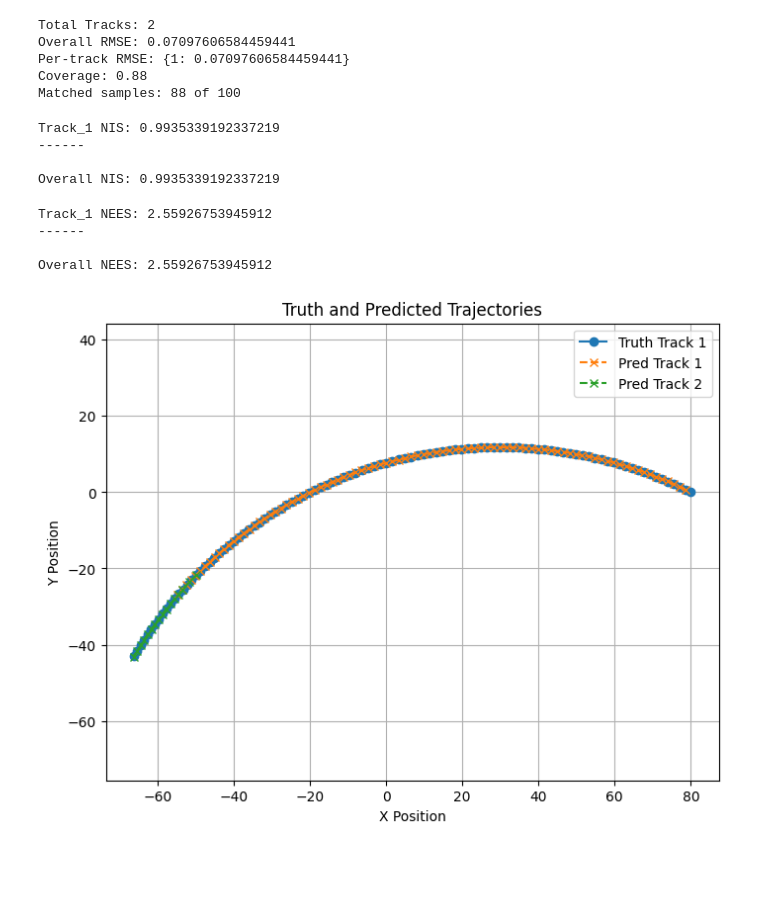
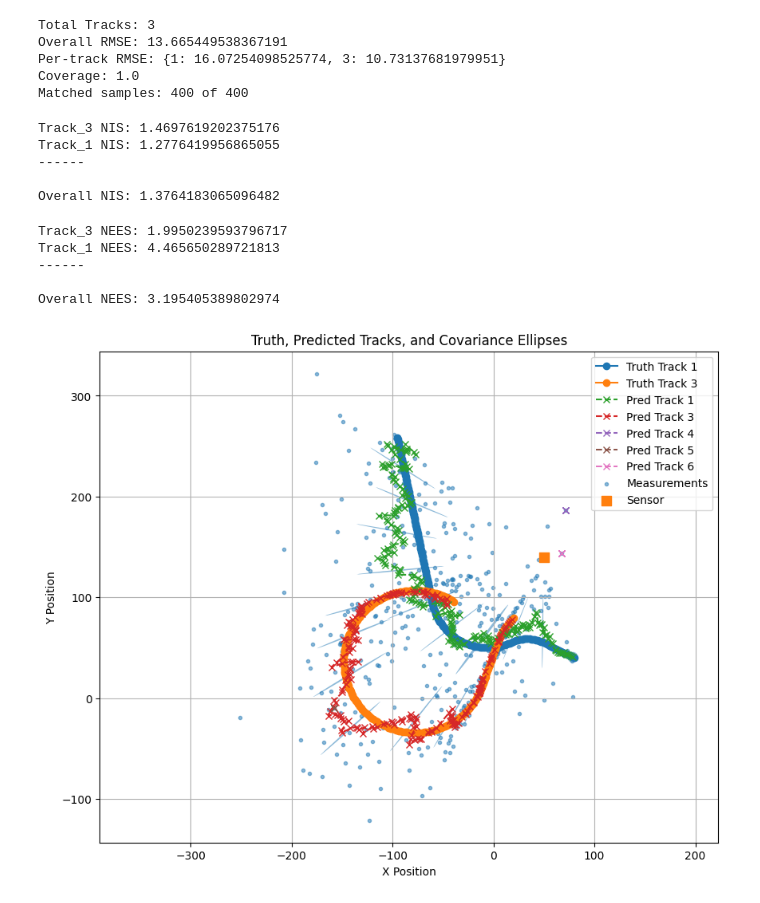
Before and after one commit to WesDevGit/ss_mt_tracking, a Jupyter notebook: ss_mt_cv_range_azimuth.ipynb, the cells around one changed output. Drawn from its saved outputs; the diff is of its cells as text; code cells hidden in the pictures; blank space fills up the shorter version.

```diff
--- a/ss_mt_cv_range_azimuth.ipynb
+++ b/ss_mt_cv_range_azimuth.ipynb
@@ -36,4 +36,4 @@ def angle_between(v1, v2):
 
     return np.degrees(angle_rad)
 # %%
-P0
+sensor_position = np.array([[50.0],[140.0]])
@@ -48,13 +42,13 @@ ss_baseline_seed()
 
 truth_states, truth_positions, truth_velocities, truth_times, truth_exists, scans = (
     truth_generator_ra.generate_truth(
-        100,
+        200,
         truth_data,
         id_miss_index,
         R,
         dt,
         measurement_noise,
-        np.array([[0.0],[0.0]]),
+        sensor_position,
     )
 )
 # %%
@@ -120,6 +114,7 @@ trax = [
             Q=Q,
             x_hat_km1_km1=track["x"],
             P_km1_km1=track["P"],
+            sensor_position = sensor_position
         ),
     )
     for track in truth_data
@@ -127,7 +122,7 @@ trax = [
 tracker = TrackManager(
     trax,
     5.991,
-    track_factory=make_ekf_track_factory(Q, R, P0, np.array([[0.0],[0.0]])),
+    track_factory=make_ekf_track_factory(Q, R, P0, sensor_position),
 )  # all tracks are stored into the trackmanager
 # truth_states - For each track id x_i_t = [p_x, p_y, v_x, v_y] for i = {1,2,3,4,5} and t = {k-1, k, k+1, ... k+99}
 # truth_positions - For each track id x_i_t = [p_x, p_y] for i = {1,2,3,4,5} and t = {k-1, k, k+1, ... k+99}
@@ -142,6 +137,8 @@ tracker.scan_log[0] = {
 }
 
 for index, measurements in scans.items():
+    # print(measurements)
+    # break
     tracker.scan_log[index] = {
         "time": truth_times[index],
         "num_measurements": len(measurements),
@@ -155,8 +152,8 @@ for index, measurements in scans.items():
     assignment_map = {a["track_id"]: a["measurement"] for a in assignments}
     unassigned_track_ids = {t["track_id"] for t in unassigned_tracks}
     tracks_to_delete = []
+    tracker.pred_log[index] = {}
 
-    tracker.pred_log[index] = {}
     for trk in tracker.tracks:
         tracker.pred_log[index][trk.track_id] = [trk.kf.x_hat_k_km1, trk.kf.P_k_km1]
 
@@ -168,7 +165,7 @@ for index, measurements in scans.items():
                 tracker.log_error(trk, truth_states[trk.track_id][index])
             if trk.tentative:  # if its a tentative track increase hit count by 1
                 trk.hit_count += 1
-                if trk.hit_count >= 3:  # promote track if hit count >= 2
+                if trk.hit_count >= 20:  # promote track if hit count >= 2
                     trk.promote_track()
                     print(
                         f"tentative Track ID: {trk.track_id} Promoted! Hit Count: {trk.hit_count}"
@@ -184,21 +181,20 @@ for index, measurements in scans.items():
             print(f"Track {trk.track_id} Missed Detection!")
 
         if (
-            trk.tentative and trk.missed_count >= 2
-        ):  # delete a tentative track with missed count >= 2
+            trk.tentative and trk.missed_count >= 4
+        ):
             print(
-                f"tentative Track ID: {trk.track_id} Deleted, Missed Count: {trk.missed_count} >= 2"
+                f"tentative Track ID: {trk.track_id} Deleted, Missed Count: {trk.missed_count} >= 4"
             )
             tracks_to_delete.append(trk)
 
-        elif (not trk.tentative) and trk.missed_count >= 5:
-            # delete a confirmed track with miss count > = 3
+        elif (not trk.tentative) and trk.missed_count >= 10:
             print(
-                f"Confirmed Track ID: {trk.track_id} Deleted, Missed Count: {trk.missed_count} >= 3"
+                f"Confirmed Track ID: {trk.track_id} Deleted, Missed Count: {trk.missed_count} >= 10"
             )
             tracks_to_delete.append(trk)
 
-    for trk in tracks_to_delete:  # accutally delete the tracks from the list.
+    for trk in tracks_to_delete:
         tracker.delete_track(trk)
 
     for meas_info in unassigned_measurements:
@@ -238,29 +234,43 @@ print("Per-track RMSE:", per_track_rmse)
 print("Coverage:", coverage)
 print("Matched samples:", n, "of", int(n / coverage))
 # %% [output]
-Total Tracks: 2
-Overall RMSE: 0.07097606584459441
-Per-track RMSE: {1: 0.07097606584459441}
-Coverage: 0.88
-Matched samples: 88 of 100
+Total Tracks: 3
+Overall RMSE: 13.665449538367191
+Per-track RMSE: {1: 16.07254098525774, 3: 10.73137681979951}
+Coverage: 1.0
+Matched samples: 400 of 400
 # %%
 metrics.nis_metrics(tracker, truth_data) # NIS BASED
 # %% [output]
-Track_1 NIS: 0.9935339192337219
+Track_3 NIS: 1.4697619202375176
+Track_1 NIS: 1.2776419956865055
 ------
 
-Overall NIS: 0.9935339192337219
+Overall NIS: 1.3764183065096482
 # %%
 metrics.nees_metrics(tracker, truth_data)
 # %% [output]
-Track_1 NEES: 2.55926753945912
+Track_3 NEES: 1.9950239593796717
+Track_1 NEES: 4.465650289721813
 ------
 
-Overall NEES: 2.55926753945912
+Overall NEES: 3.195405389802974
 # %%
-plotting.plot_tracks(truth_positions, tracker)
+sensor_position = np.array([[50.0], [140.0]])
+
+plotting.plot_tracks(
+    truth_positions,
+    tracker,
+    scans=scans,
+    sensor_position=sensor_position,
+    confidence=0.95,
+    ellipse_every=20,   # try 2 or 3 if the plot gets too crowded
+    ellipse_alpha=0.50,
+    show_scan_labels=False,
+    show_measurements=True,
+)
 # %% [output]
-[figure, old version]
+[figure, new version]
 # %%
 avg_ospa,median_ospa, per_scan_ospa, per_scan_details = metrics.ospa_from_truth_tracks_and_predlog(
     truth_states=truth_states,
```
Also changed, not shown: parts of 3 cells of this notebook, 7 other files.
